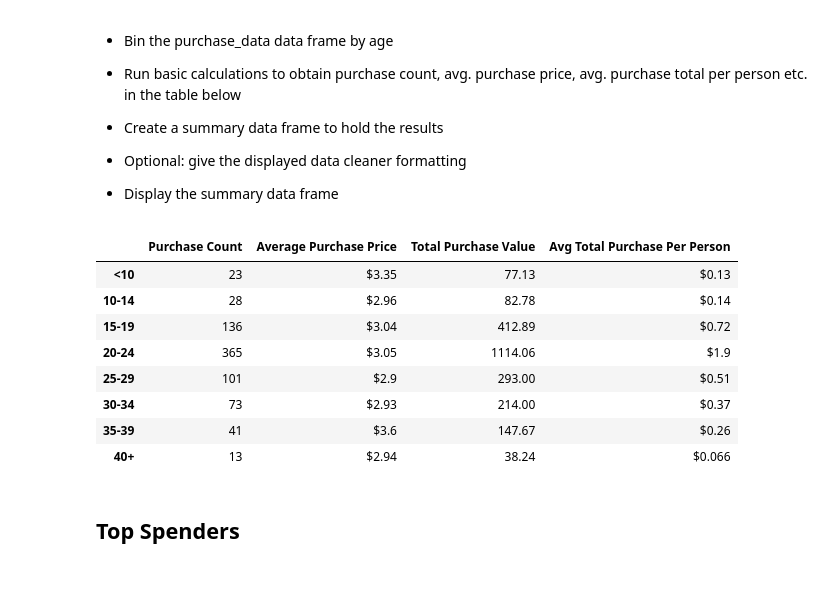
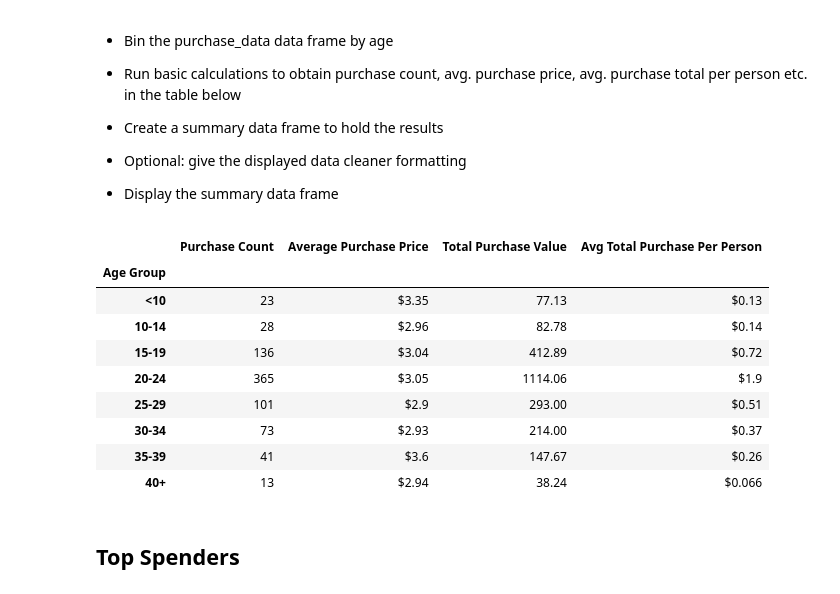
Before and after one commit to martiche93/pandas-challenge, a Jupyter notebook: HeroesOfPymoli_starter.ipynb, the cells around one changed output. Drawn from its saved outputs; the diff is of its cells as text; code cells hidden in the pictures.

```diff
--- a/HeroesOfPymoli_starter.ipynb
+++ b/HeroesOfPymoli_starter.ipynb
@@ -249,27 +250,31 @@ age_demographics_df
 # %%
 # bin the purchase_data data frame by age
 # Establish bins for ages
 bins = [0, 9, 14, 19, 24, 29, 34, 39, 45]
 
 # Create the groups for the age bins
 age_groups = ["<10", "10-14", "15-19", "20-24", "25-29", "30-34", "35-39", "40+"]
 
+purchase_data_df["Age Group"] = pd.cut(purchase_data_df["Age"], bins, labels=age_groups)
+age_groups = purchase_data_df.groupby(["Age Group"])
+
 # Run basic calculations to obtain purchase count, avg. purchase price, avg. purchase total per person, etc.
-purchase_count_age = age_group["Purchase ID"].count()
-avg_purchase_price_age = age_group["Price"].mean().map("${:,.3}".format)
-total_purchase_value_age = age_group["Price"].sum()
-avg_total_purchase_age = (total_purchase_value / total_players).map("${:,.2}".format)
+purchase_count_age = age_groups["Purchase ID"].count()
+avg_purchase_price_age = age_groups["Price"].mean().map("${:,.3}".format)
+total_purchase_value_age = age_groups["Price"].sum()
+avg_total_purchase_age = (total_purchase_value_age / total_players).map("${:,.2}".format)
 
 # create a summary table to hold the results
 purchase_age_df = pd.DataFrame({"Purchase Count": purchase_count_age,
-                                          "Average Purchase Price": avg_purchase_price_age,
-                                          "Total Purchase Value": total_purchase_value_age,
-                                          "Avg Total Purchase Per Person": avg_total_purchase_age}, index=age_groups)
+                                "Average Purchase Price": avg_purchase_price_age,
+                                "Total Purchase Value": total_purchase_value_age,
+                                "Avg Total Purchase Per Person": avg_total_purchase_age})
 
 # display the summary data frame
 purchase_age_df
 # %% [output]
 |  | Purchase Count | Average Purchase Price | Total Purchase Value | Avg Total Purchase Per Person |
+| Age Group |  |  |  |  |
 | <10 | 23 | $3.35 | 77.13 | $0.13 |
 | 10-14 | 28 | $2.96 | 82.78 | $0.14 |
 | 15-19 | 136 | $3.04 | 412.89 | $0.72 |
```
Also changed, not shown: parts of 4 cells of this notebook.
